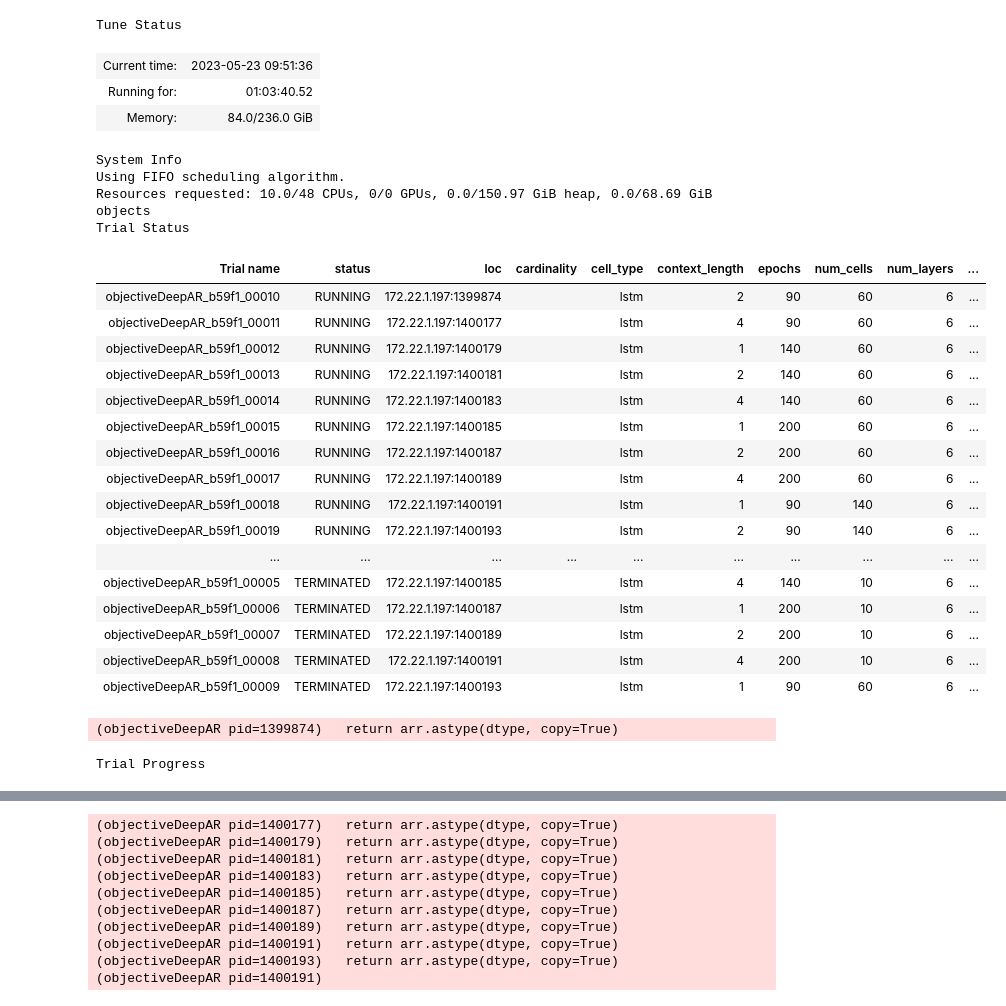
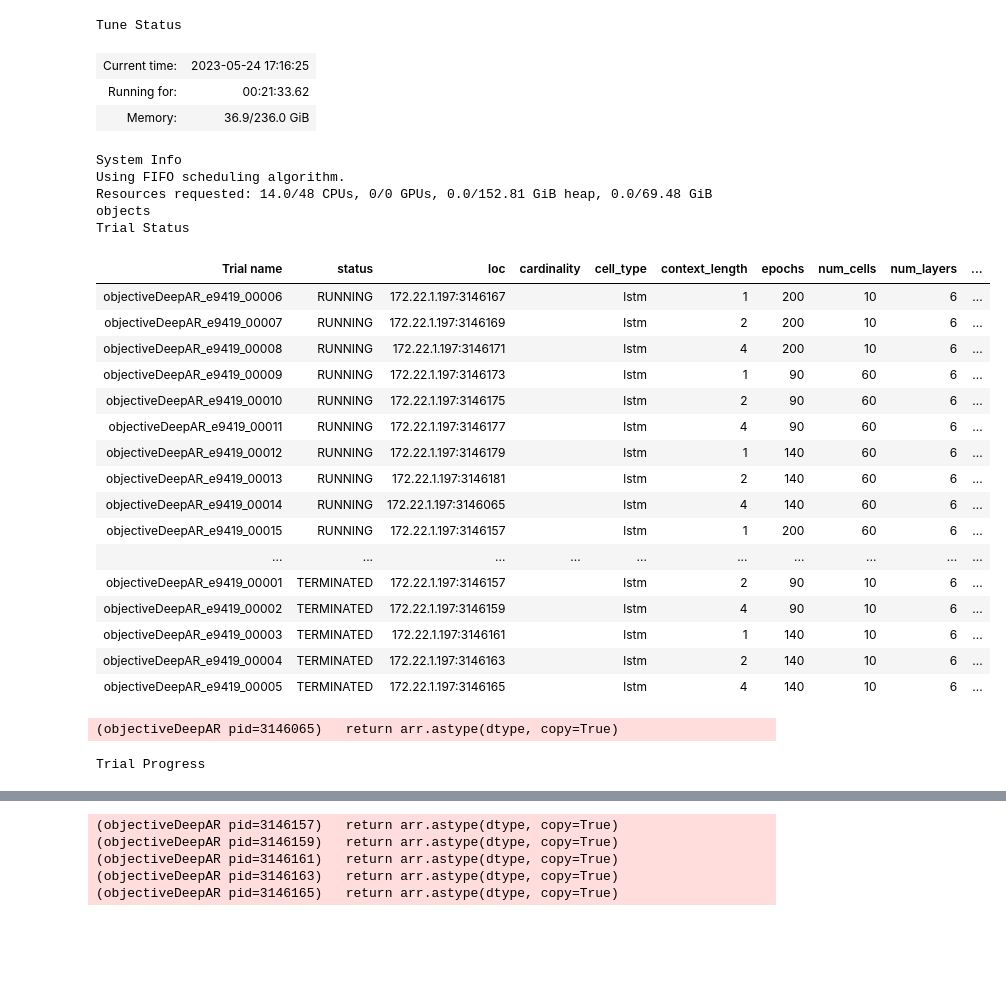
Before and after one commit to Kai-Ref/DeepAR_InfluenzaForecast, a Jupyter notebook: Notebooks/Modeltuning/Run_DeepAR.ipynb, the cells around one changed output, grey strips where cells are left out. Drawn from its saved outputs; the diff is of its cells as text; code cells hidden in the pictures; blank space fills up the shorter version.

```diff
--- a/Notebooks/Modeltuning/Run_DeepAR.ipynb
+++ b/Notebooks/Modeltuning/Run_DeepAR.ipynb
@@ -40,7 +35,7 @@ tuner = tune.Tuner(
         num_samples = 5,
         metric="mean_WIS",
         mode="min",
-        max_concurrent_trials=10,
+        max_concurrent_trials=14,
     ),
     param_space=hp_search_space,
 )
@@ -56,28 +51,28 @@ results_df.to_csv("Hyperparameter_results_22_05.csv")
 Tune Status
-| Current time: | 2023-05-23 09:51:36 |
-| Running for: | 01:03:40.52 |
-| Memory: | 84.0/236.0 GiB |
+| Current time: | 2023-05-24 17:16:25 |
+| Running for: | 00:21:33.62 |
+| Memory: | 36.9/236.0 GiB |
 System Info
 Using FIFO scheduling algorithm.
-Resources requested: 10.0/48 CPUs, 0/0 GPUs, 0.0/150.97 GiB heap, 0.0/68.69 GiB objects
+Resources requested: 14.0/48 CPUs, 0/0 GPUs, 0.0/152.81 GiB heap, 0.0/69.48 GiB objects
 Trial Status
 | Trial name | status | loc | cardinality | cell_type | context_length | epochs | num_cells | num_layers | ... |
-| objectiveDeepAR_b59f1_00010 | RUNNING | 172.22.1.197:1399874 |  | lstm | 2 | 90 | 60 | 6 | ... |
-| objectiveDeepAR_b59f1_00011 | RUNNING | 172.22.1.197:1400177 |  | lstm | 4 | 90 | 60 | 6 | ... |
-| objectiveDeepAR_b59f1_00012 | RUNNING | 172.22.1.197:1400179 |  | lstm | 1 | 140 | 60 | 6 | ... |
-| objectiveDeepAR_b59f1_00013 | RUNNING | 172.22.1.197:1400181 |  | lstm | 2 | 140 | 60 | 6 | ... |
-| objectiveDeepAR_b59f1_00014 | RUNNING | 172.22.1.197:1400183 |  | lstm | 4 | 140 | 60 | 6 | ... |
-| objectiveDeepAR_b59f1_00015 | RUNNING | 172.22.1.197:1400185 |  | lstm | 1 | 200 | 60 | 6 | ... |
-| objectiveDeepAR_b59f1_00016 | RUNNING | 172.22.1.197:1400187 |  | lstm | 2 | 200 | 60 | 6 | ... |
-| objectiveDeepAR_b59f1_00017 | RUNNING | 172.22.1.197:1400189 |  | lstm | 4 | 200 | 60 | 6 | ... |
-| objectiveDeepAR_b59f1_00018 | RUNNING | 172.22.1.197:1400191 |  | lstm | 1 | 90 | 140 | 6 | ... |
-| objectiveDeepAR_b59f1_00019 | RUNNING | 172.22.1.197:1400193 |  | lstm | 2 | 90 | 140 | 6 | ... |
+| objectiveDeepAR_e9419_00006 | RUNNING | 172.22.1.197:3146167 |  | lstm | 1 | 200 | 10 | 6 | ... |
+| objectiveDeepAR_e9419_00007 | RUNNING | 172.22.1.197:3146169 |  | lstm | 2 | 200 | 10 | 6 | ... |
+| objectiveDeepAR_e9419_00008 | RUNNING | 172.22.1.197:3146171 |  | lstm | 4 | 200 | 10 | 6 | ... |
+| objectiveDeepAR_e9419_00009 | RUNNING | 172.22.1.197:3146173 |  | lstm | 1 | 90 | 60 | 6 | ... |
+| objectiveDeepAR_e9419_00010 | RUNNING | 172.22.1.197:3146175 |  | lstm | 2 | 90 | 60 | 6 | ... |
+| objectiveDeepAR_e9419_00011 | RUNNING | 172.22.1.197:3146177 |  | lstm | 4 | 90 | 60 | 6 | ... |
+| objectiveDeepAR_e9419_00012 | RUNNING | 172.22.1.197:3146179 |  | lstm | 1 | 140 | 60 | 6 | ... |
+| objectiveDeepAR_e9419_00013 | RUNNING | 172.22.1.197:3146181 |  | lstm | 2 | 140 | 60 | 6 | ... |
+| objectiveDeepAR_e9419_00014 | RUNNING | 172.22.1.197:3146065 |  | lstm | 4 | 140 | 60 | 6 | ... |
+| objectiveDeepAR_e9419_00015 | RUNNING | 172.22.1.197:3146157 |  | lstm | 1 | 200 | 60 | 6 | ... |
 | ... | ... | ... | ... | ... | ... | ... | ... | ... | ... |
-| objectiveDeepAR_b59f1_00005 | TERMINATED | 172.22.1.197:1400185 |  | lstm | 4 | 140 | 10 | 6 | ... |
-| objectiveDeepAR_b59f1_00006 | TERMINATED | 172.22.1.197:1400187 |  | lstm | 1 | 200 | 10 | 6 | ... |
-| objectiveDeepAR_b59f1_00007 | TERMINATED | 172.22.1.197:1400189 |  | lstm | 2 | 200 | 10 | 6 | ... |
-| objectiveDeepAR_b59f1_00008 | TERMINATED | 172.22.1.197:1400191 |  | lstm | 4 | 200 | 10 | 6 | ... |
-| objectiveDeepAR_b59f1_00009 | TERMINATED | 172.22.1.197:1400193 |  | lstm | 1 | 90 | 60 | 6 | ... |
+| objectiveDeepAR_e9419_00001 | TERMINATED | 172.22.1.197:3146157 |  | lstm | 2 | 90 | 10 | 6 | ... |
+| objectiveDeepAR_e9419_00002 | TERMINATED | 172.22.1.197:3146159 |  | lstm | 4 | 90 | 10 | 6 | ... |
+| objectiveDeepAR_e9419_00003 | TERMINATED | 172.22.1.197:3146161 |  | lstm | 1 | 140 | 10 | 6 | ... |
+| objectiveDeepAR_e9419_00004 | TERMINATED | 172.22.1.197:3146163 |  | lstm | 2 | 140 | 10 | 6 | ... |
+| objectiveDeepAR_e9419_00005 | TERMINATED | 172.22.1.197:3146165 |  | lstm | 4 | 140 | 10 | 6 | ... |
-(objectiveDeepAR pid=1399874)   return arr.astype(dtype, copy=True)
+(objectiveDeepAR pid=3146065)   return arr.astype(dtype, copy=True)
 Trial Progress
 | Trial name | date | done | episodes_total | experiment_id | experiment_tag | hostname | iterations_since_restore | ... |
@@ -94,10 +85,5 @@ Trial Progress
-(objectiveDeepAR pid=1400177)   return arr.astype(dtype, copy=True)
-(objectiveDeepAR pid=1400179)   return arr.astype(dtype, copy=True)
-(objectiveDeepAR pid=1400181)   return arr.astype(dtype, copy=True)
-(objectiveDeepAR pid=1400183)   return arr.astype(dtype, copy=True)
-(objectiveDeepAR pid=1400185)   return arr.astype(dtype, copy=True)
-(objectiveDeepAR pid=1400187)   return arr.astype(dtype, copy=True)
-(objectiveDeepAR pid=1400189)   return arr.astype(dtype, copy=True)
-(objectiveDeepAR pid=1400191)   return arr.astype(dtype, copy=True)
-(objectiveDeepAR pid=1400193)   return arr.astype(dtype, copy=True)
-(objectiveDeepAR pid=1400191)
+(objectiveDeepAR pid=3146157)   return arr.astype(dtype, copy=True)
+(objectiveDeepAR pid=3146159)   return arr.astype(dtype, copy=True)
+(objectiveDeepAR pid=3146161)   return arr.astype(dtype, copy=True)
+(objectiveDeepAR pid=3146163)   return arr.astype(dtype, copy=True)
+(objectiveDeepAR pid=3146165)   return arr.astype(dtype, copy=True)
```
Also changed, not shown: parts of 2 cells of this notebook, 32 other files.
